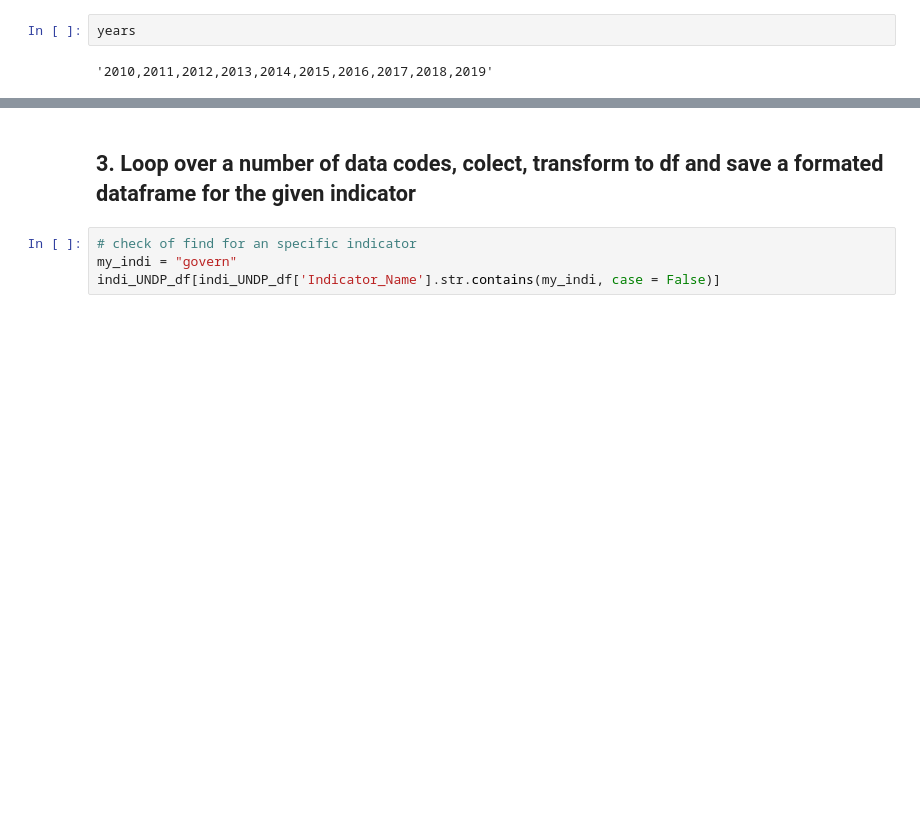
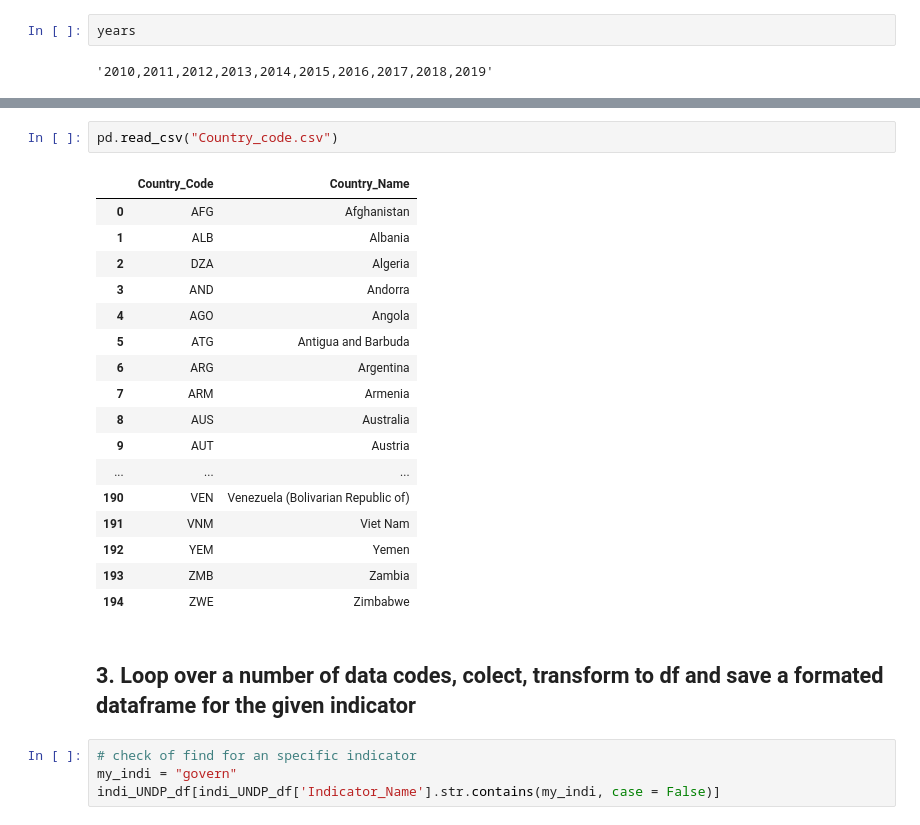
Before and after one commit to rjlopez2/ADS-_CAS_Bern_2020, a Jupyter notebook: Projects/M3/UNDP_Dataset.ipynb, the cells around one changed output, grey strips where cells are left out. Drawn from its saved outputs; the diff is of its cells as text; blank space fills up the shorter version.

```diff
--- a/Projects/M3/UNDP_Dataset.ipynb
+++ b/Projects/M3/UNDP_Dataset.ipynb
@@ -106,3 +151,23 @@ def API_UNDP_call_to_df(indicator_id, url_seed = url_seed, years = years):
+# %%
+pd.read_csv("Country_code.csv")
+# %% [output]
+|  | Country_Code | Country_Name |
+| 0 | AFG | Afghanistan |
+| 1 | ALB | Albania |
+| 2 | DZA | Algeria |
+| 3 | AND | Andorra |
+| 4 | AGO | Angola |
+| 5 | ATG | Antigua and Barbuda |
+| 6 | ARG | Argentina |
+| 7 | ARM | Armenia |
+| 8 | AUS | Australia |
+| 9 | AUT | Austria |
+| ... | ... | ... |
+| 190 | VEN | Venezuela (Bolivarian Republic of) |
+| 191 | VNM | Viet Nam |
+| 192 | YEM | Yemen |
+| 193 | ZMB | Zambia |
+| 194 | ZWE | Zimbabwe |
 # %% [markdown]
 ## 3. Loop over a number of data codes, colect, transform to df and save a formated dataframe for the given indicator
 # %%
```
Also changed, not shown: parts of 7 cells of this notebook, 7 other files.
